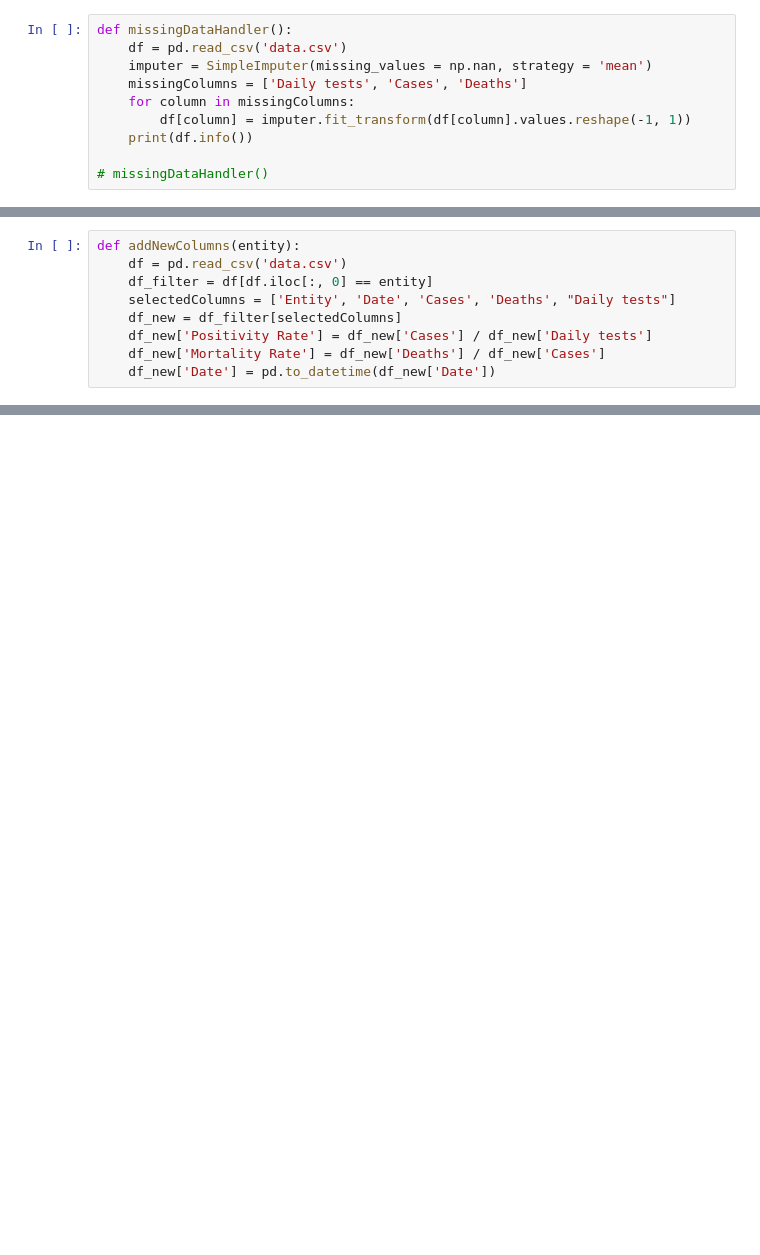
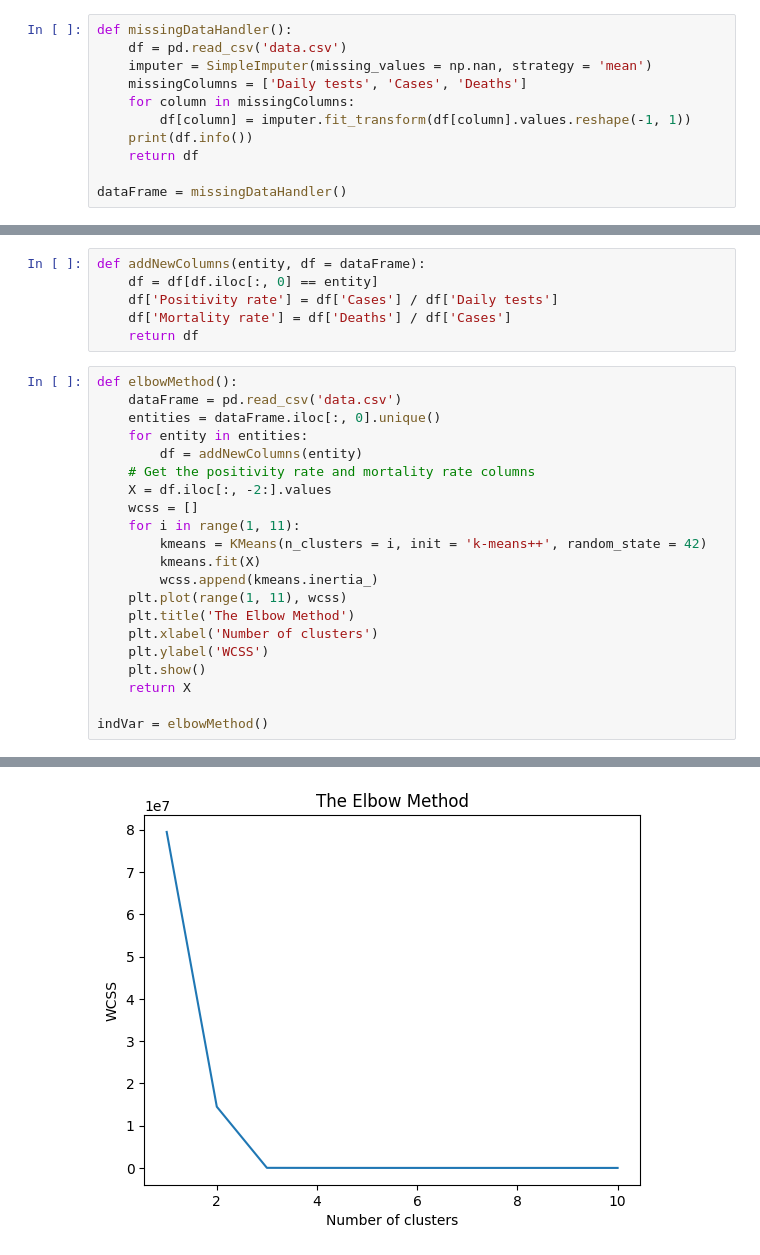
Before and after one commit to MichaelChios/Data-Mining-Project, a Jupyter notebook: ask2.ipynb, the cells around one changed output, grey strips where cells are left out. Saved outputs shown, nothing was run; the diff lists cells and outputs as text; blank space fills up the shorter version.

Commit message:
Finished clustering

```diff
--- a/ask2.ipynb
+++ b/ask2.ipynb
@@ -19,5 +38,6 @@ def missingDataHandler():
     for column in missingColumns:
         df[column] = imputer.fit_transform(df[column].values.reshape(-1, 1))
     print(df.info())
+    return df
 
-# missingDataHandler()
+dataFrame = missingDataHandler()
@@ -24,9 +62,28 @@ def missingDataHandler():
-# %%
-def addNewColumns(entity):
-    df = pd.read_csv('data.csv')
-    df_filter = df[df.iloc[:, 0] == entity]
-    selectedColumns = ['Entity', 'Date', 'Cases', 'Deaths', "Daily tests"]
-    df_new = df_filter[selectedColumns]
-    df_new['Positivity Rate'] = df_new['Cases'] / df_new['Daily tests']
-    df_new['Mortality Rate'] = df_new['Deaths'] / df_new['Cases']
-    df_new['Date'] = pd.to_datetime(df_new['Date'])
+# %%
+def addNewColumns(entity, df = dataFrame):
+    df = df[df.iloc[:, 0] == entity]
+    df['Positivity rate'] = df['Cases'] / df['Daily tests']
+    df['Mortality rate'] = df['Deaths'] / df['Cases']
+    return df
+# %%
+def elbowMethod():
+    dataFrame = pd.read_csv('data.csv')
+    entities = dataFrame.iloc[:, 0].unique()
+    for entity in entities:
+        df = addNewColumns(entity)
+    # Get the positivity rate and mortality rate columns
+    X = df.iloc[:, -2:].values
+    wcss = []
+    for i in range(1, 11):
+        kmeans = KMeans(n_clusters = i, init = 'k-means++', random_state = 42)
+        kmeans.fit(X)
+        wcss.append(kmeans.inertia_)
+    plt.plot(range(1, 11), wcss)
+    plt.title('The Elbow Method')
+    plt.xlabel('Number of clusters')
+    plt.ylabel('WCSS')
+    plt.show()
+    return X
+
+indVar = elbowMethod()
+# %% [output]
@@ -32,0 +100 @@ def addNewColumns(entity):
+[figure, added]
```
Also changed, not shown: parts of 5 cells of this notebook, 1 other file.
